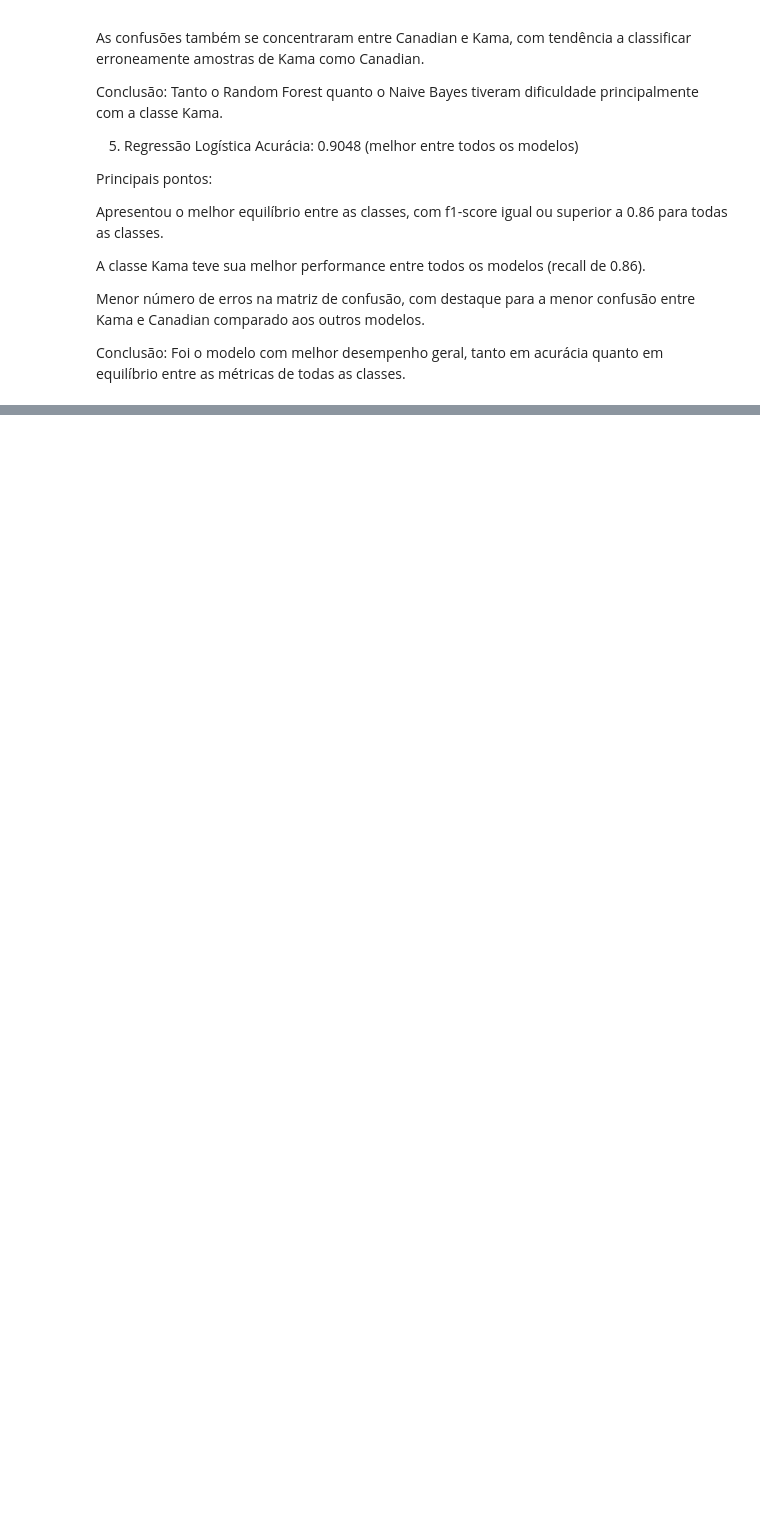
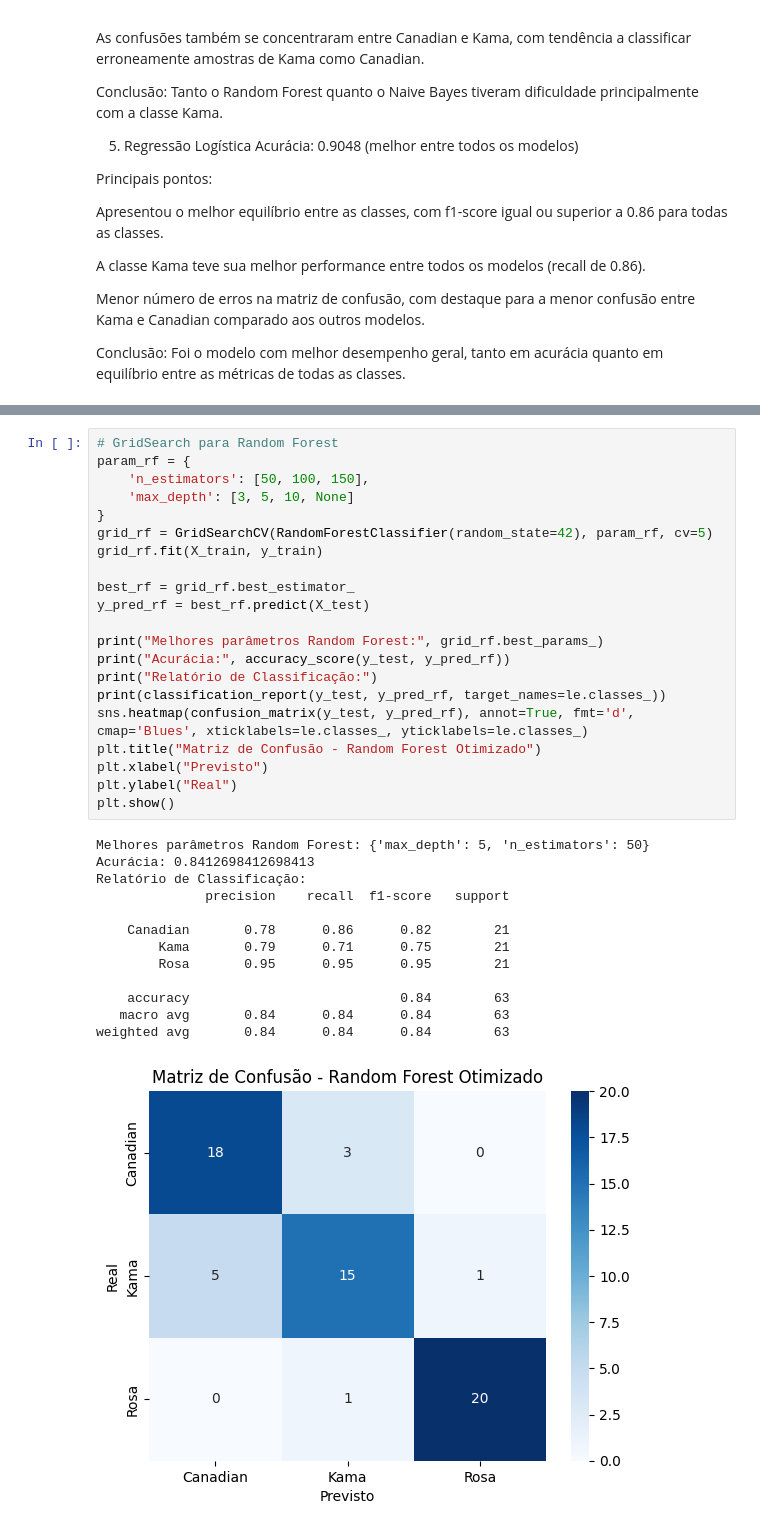
Before and after one commit to Startup-FarmTech-Solutions/Cap3-ImplementandoalgoritmosdeMachineLearningcomScikitlearn, a Jupyter notebook: notebooks/analise_de_graos.ipynb, the cells around one changed output, grey strips where cells are left out. Cells and saved outputs as stored; diff of their text form; blank space fills up the shorter version.

```diff
--- a/notebooks/analise_de_graos.ipynb
+++ b/notebooks/analise_de_graos.ipynb
@@ -397,0 +466,35 @@ Conclusão: Foi o modelo com melhor desempenho geral, tanto em acurácia quanto
+# %%
+# GridSearch para Random Forest
+param_rf = {
+    'n_estimators': [50, 100, 150],
+    'max_depth': [3, 5, 10, None]
+}
+grid_rf = GridSearchCV(RandomForestClassifier(random_state=42), param_rf, cv=5)
+grid_rf.fit(X_train, y_train)
+
+best_rf = grid_rf.best_estimator_
+y_pred_rf = best_rf.predict(X_test)
+
+print("Melhores parâmetros Random Forest:", grid_rf.best_params_)
+print("Acurácia:", accuracy_score(y_test, y_pred_rf))
+print("Relatório de Classificação:")
+print(classification_report(y_test, y_pred_rf, target_names=le.classes_))
+sns.heatmap(confusion_matrix(y_test, y_pred_rf), annot=True, fmt='d', cmap='Blues', xticklabels=le.classes_, yticklabels=le.classes_)
+plt.title("Matriz de Confusão - Random Forest Otimizado")
+plt.xlabel("Previsto")
+plt.ylabel("Real")
+plt.show()
+# %% [output]
+Melhores parâmetros Random Forest: {'max_depth': 5, 'n_estimators': 50}
+Acurácia: 0.8412698412698413
+Relatório de Classificação:
+              precision    recall  f1-score   support
+
+    Canadian       0.78      0.86      0.82        21
+        Kama       0.79      0.71      0.75        21
+        Rosa       0.95      0.95      0.95        21
+
+    accuracy                           0.84        63
+   macro avg       0.84      0.84      0.84        63
+weighted avg       0.84      0.84      0.84        63
+[figure, added]
```
Also changed, not shown: parts of 5 cells of this notebook.
